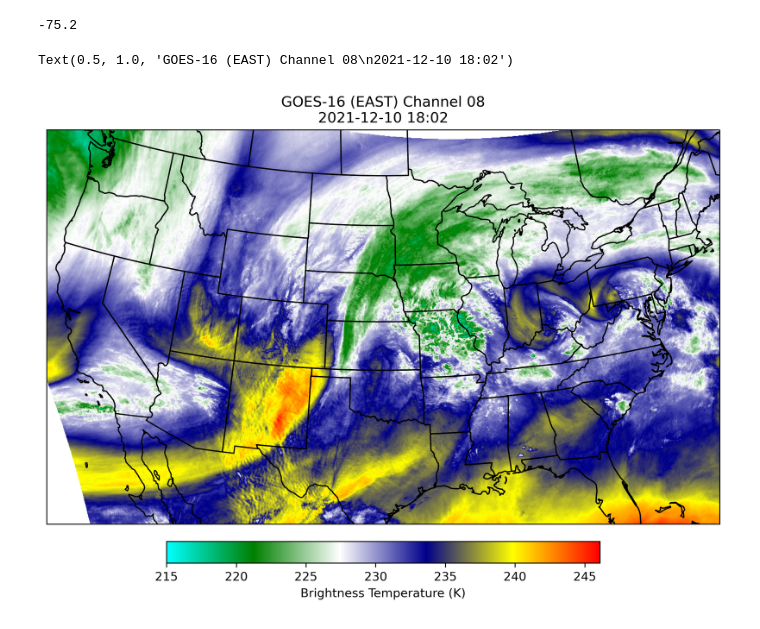
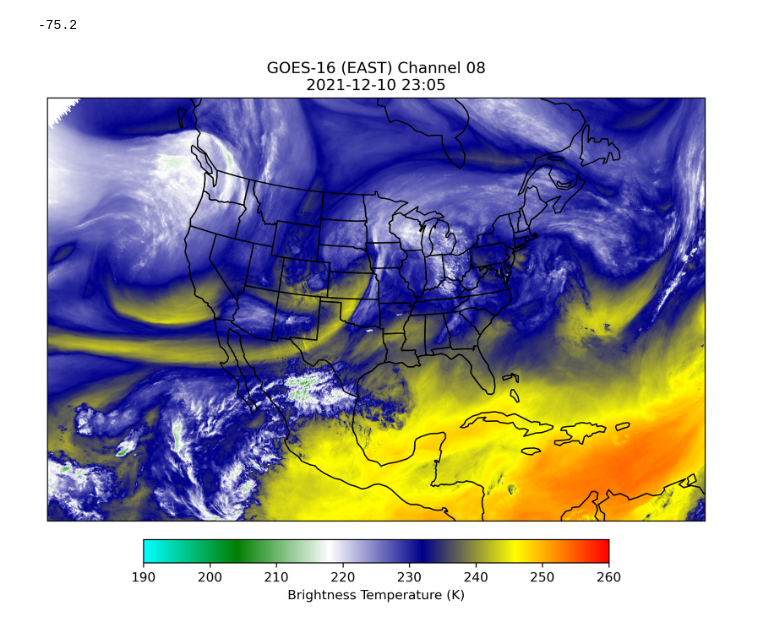
Before and after one commit to jwmarquis/Weather_Analysis_Scripts, a Jupyter notebook: Scripts_in_development/goes.ipynb, the cells around one changed output. Cells and saved outputs as stored; diff of their text form; code cells hidden in the pictures.

```diff
--- a/Scripts_in_development/goes.ipynb
+++ b/Scripts_in_development/goes.ipynb
@@ -24,14 +24,14 @@ archive = True
 year   = 2021
 month  = 12
 day    = 10
-hour   = 18
+hour   = 23
 minute = 0
 
 #set plot domain
-lat_min = 25
-lat_max = 50
-lon_min = -120
-lon_max = -75
+lat_min = 10
+lat_max = 55
+lon_min = -130
+lon_max = -60
 
 goes_16 = True
 goes_17 = False
@@ -41,7 +41,7 @@ goes_18 = False
 #ABI-L1b-RadC #CONUS
 #ABI-L1b-RadF #Full Disk
 #ABI-L1b-RadM #Mesoscale
-prod = 'ABI-L1b-RadC'
+prod = 'ABI-L1b-RadF'
 channel = 8
 
 channel = '%02i'%channel
@@ -173,33 +167,34 @@ ax = fig.add_subplot(1,1,1,projection=proj)
 #ax.add_feature(cfeature.NaturalEarthFeature('physical','land','50m',facecolor='oldlace'))
 #ax.add_feature(cfeature.NaturalEarthFeature('physical','ocean','50m',facecolor='lightcyan'))
 ax.add_feature(cfeature.STATES)
 ax.add_feature(cfeature.COASTLINE)
 ax.set_extent((lon_min,lon_max,lat_min,lat_max))
 
 if int(channel) <= 6:
     img = ax.imshow(rad,vmin=(np.nanmin(rad)-0.1),vmax=np.nanmax(rad),origin='upper',extent=img_extent,cmap='Greys_r',transform=ccrs.Geostationary(lon,h))
     cb = plt.colorbar(img,orientation='horizontal',fraction=0.05,pad=0.04,label='Reflectivity')
 elif int(channel) >= 8 and int(channel) <= 10:
     #create water vapor colormap
     norm = plt.Normalize(164,273)
     cmap = mcolors.LinearSegmentedColormap.from_list("",["cyan","green","white","darkblue","yellow","red"])
     #c1 = plt.cm.GnBu(np.arange(0,256,1))
     #c2 = plt.cm.RdYlBu_r(np.arange(0,128,1))
     #colors = np.vstack((c1, c2))
     #mymap = mcolors.LinearSegmentedColormap.from_list('my_colormap', colors)
-    img = ax.imshow(rad,origin='upper',extent=img_extent,cmap=cmap,transform=ccrs.Geostationary(lon,h))
+    img = ax.imshow(rad,origin='upper',extent=img_extent,cmap=cmap,transform=ccrs.Geostationary(lon,h),vmin=190,vmax=260)
     cb = plt.colorbar(img,orientation='horizontal',fraction=0.05,pad=0.04,label='Brightness Temperature (K)')
 else:
     c1 = plt.cm.gist_rainbow(np.arange(0,256,1))
     c2 = plt.cm.gist_gray_r(np.arange(0,256,1))
     colors = np.vstack((c1, c2))
     mymap = mcolors.LinearSegmentedColormap.from_list('my_colormap', colors)
     img = ax.imshow(rad,vmin=160,vmax=300,origin='upper',extent=img_extent,cmap=mymap,transform=ccrs.Geostationary(lon,h))
     cb = plt.colorbar(img,orientation='horizontal',fraction=0.05,pad=0.04,label='Brightness Temperature')
 ax.set_extent((lon_min,lon_max,lat_min,lat_max))
 
 
 plt.title('%s Channel %s\n'%(string,channel) + r'%s'%(img_time.strftime('%Y-%m-%d %H:%M')))
+time_str = img_time.strftime('%Y%m%d_%H%M')
+plt.savefig(f'GOES_CH{channel}_{time_str}.png')
 # %% [output]
-Text(0.5, 1.0, 'GOES-16 (EAST) Channel 08\n2021-12-10 18:02')
-[figure, old version]
+[figure, new version]
```
Also changed, not shown: parts of 1 cell of this notebook, 17 other files.
